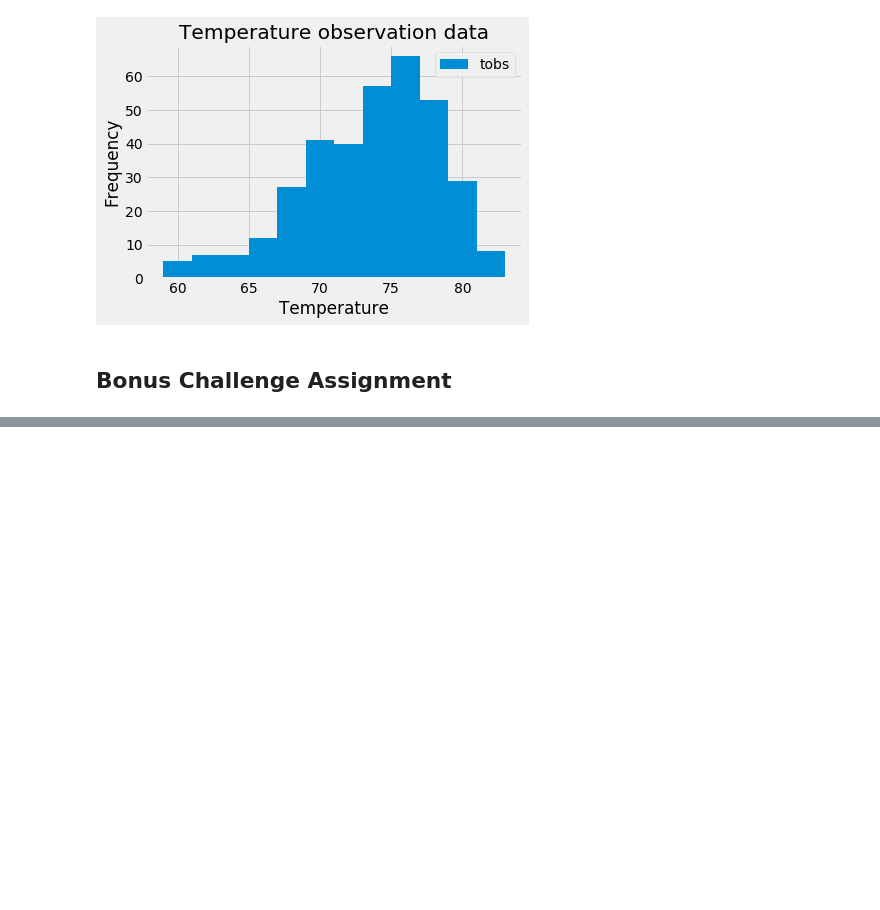
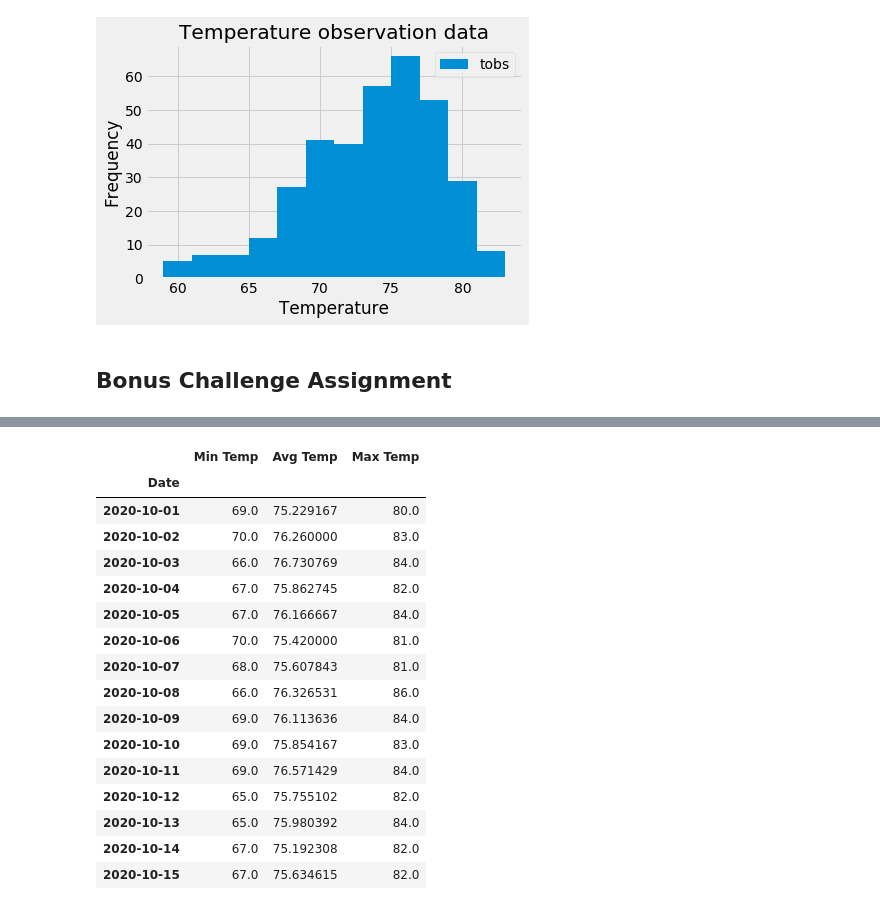
Before and after one commit to FarihaSiddiqui/sqlalchemy-challenge, a Jupyter notebook: climate_starter.ipynb, the cells around one changed output, grey strips where cells are left out. Cells and saved outputs as stored; diff of their text form; code cells hidden in the pictures; blank space fills up the shorter version.

```diff
--- a/climate_starter.ipynb
+++ b/climate_starter.ipynb
@@ -206,4 +312,27 @@ daily_normals("01-01")
 # %%
 # Load the previous query results into a Pandas DataFrame and add the `trip_dates` range as the `date` index
+tripNormals = [(normal[0]) for normal in normals]
+df_normal = pd.DataFrame(tripNormals, columns = ['Min Temp','Avg Temp','Max Temp'])
+df_normal['Date'] = mydates
+df_normal = df_normal.set_index('Date')
+df_normal
+# %% [output]
+|  | Min Temp | Avg Temp | Max Temp |
+| Date |  |  |  |
+| 2020-10-01 | 69.0 | 75.229167 | 80.0 |
+| 2020-10-02 | 70.0 | 76.260000 | 83.0 |
+| 2020-10-03 | 66.0 | 76.730769 | 84.0 |
+| 2020-10-04 | 67.0 | 75.862745 | 82.0 |
+| 2020-10-05 | 67.0 | 76.166667 | 84.0 |
+| 2020-10-06 | 70.0 | 75.420000 | 81.0 |
+| 2020-10-07 | 68.0 | 75.607843 | 81.0 |
+| 2020-10-08 | 66.0 | 76.326531 | 86.0 |
+| 2020-10-09 | 69.0 | 76.113636 | 84.0 |
+| 2020-10-10 | 69.0 | 75.854167 | 83.0 |
+| 2020-10-11 | 69.0 | 76.571429 | 84.0 |
+| 2020-10-12 | 65.0 | 75.755102 | 82.0 |
+| 2020-10-13 | 65.0 | 75.980392 | 84.0 |
+| 2020-10-14 | 67.0 | 75.192308 | 82.0 |
+| 2020-10-15 | 67.0 | 75.634615 | 82.0 |
 # %%
 # Plot the daily normals as an area plot with `stacked=False`
```
Also changed, not shown: parts of 16 cells of this notebook.
